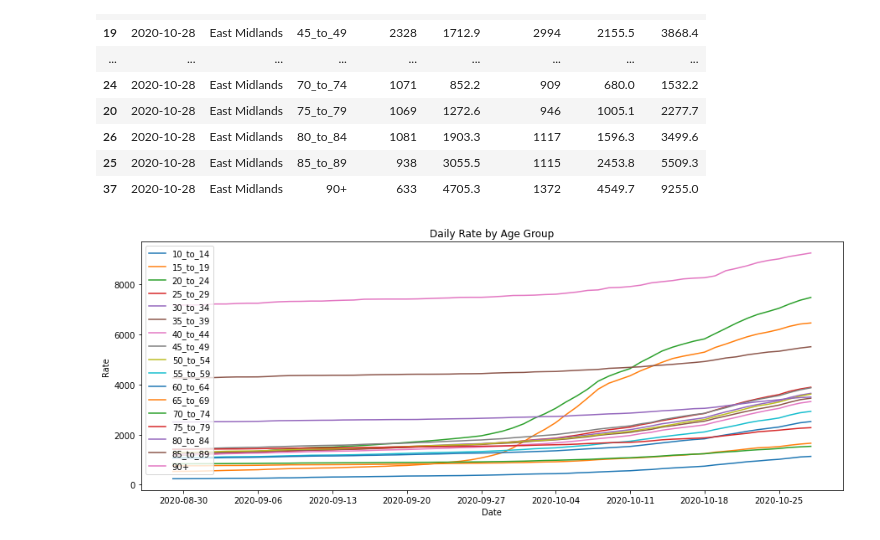
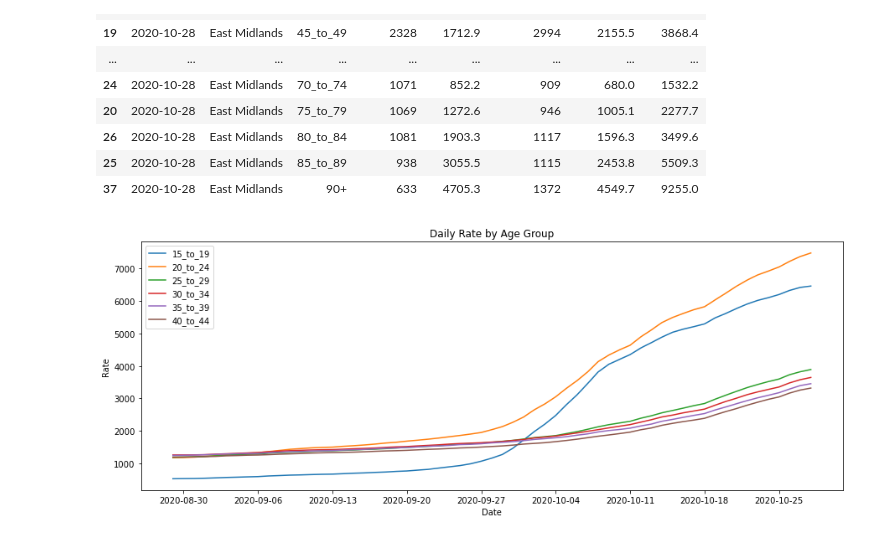
Before and after one commit to bcdobbs/Covid19, a Jupyter notebook: DataByAge.ipynb, the cells around one changed output. Cells and saved outputs as stored; diff of their text form; code cells hidden in the pictures.

Commit message:
Changed graph to manual selection of age groups.

```diff
--- a/DataByAge.ipynb
+++ b/DataByAge.ipynb
@@ -110,24 +110,33 @@ df["ageStart"] = df["age"].str[:2]
 # %%
 # Create figure.
 fig = plt.figure(figsize=[15,12])
 fig.set_grid = True
 ax1 = fig.add_subplot(2,1,1)
 
 locator = mdates.DayLocator(interval = 7)
 
 ax1.set_title("Daily Rate by Age Group")
 ax1.set_xlabel("Date")
 ax1.set_ylabel("Rate")
 
 ax1.xaxis.set_major_locator(locator)
 
-ages = list(df.age.unique())
+#ages = list(df.age.unique())
+#ages.remove("90+")
+
+ages = list(["15_to_19" ,
+            "20_to_24",
+            "25_to_29",
+            "30_to_34",
+            "35_to_39",
+            "40_to_44"])
+
 
 for a in ages:
     dfByAge = df.loc[df["age"] == a]
     ax1.plot(dfByAge["date"], dfByAge["TotalRate"], label=a)
 
 ax1.legend(loc="upper left")
 fig.show()
 # %% [output]
-[figure, old version]
+[figure, new version]
```
